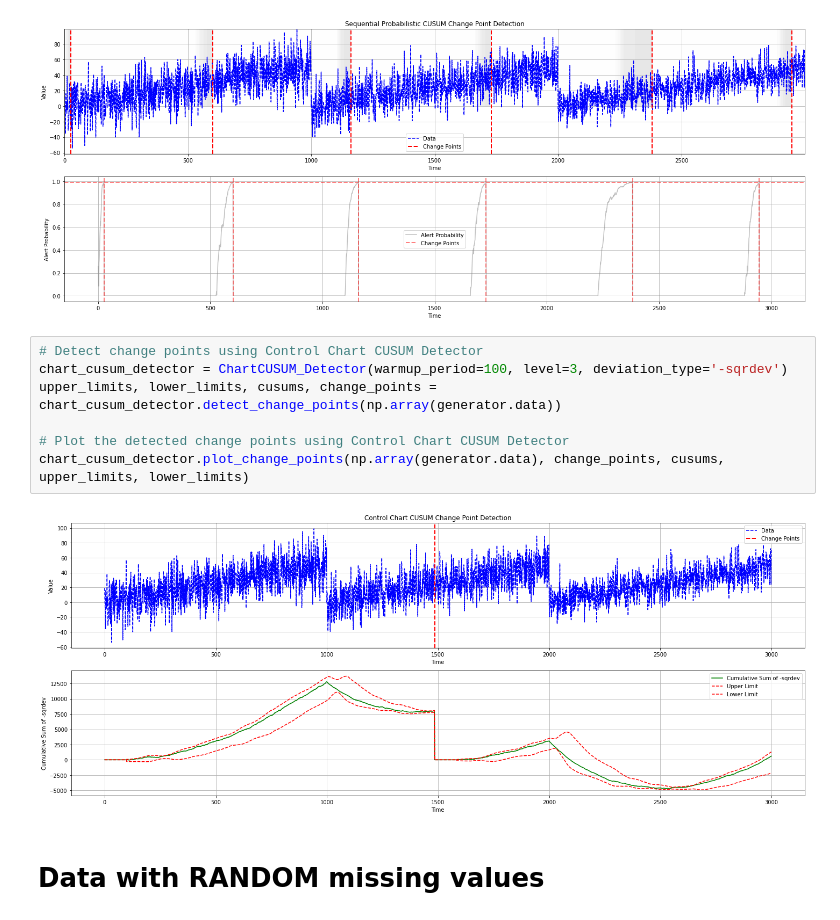
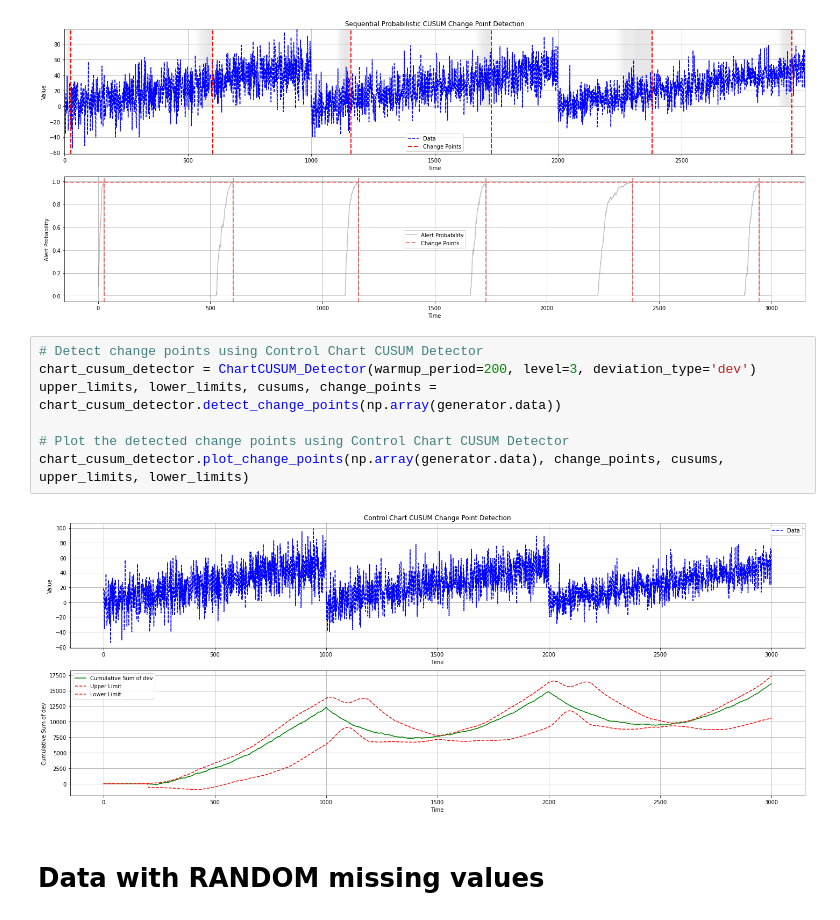
Before and after one commit to giobbu/CUSUM, a Jupyter notebook: notebooks/example.ipynb, the cells around one changed output. Saved outputs shown, nothing was run; the diff lists cells and outputs as text.

```diff
--- a/notebooks/example.ipynb
+++ b/notebooks/example.ipynb
@@ -87,13 +87,13 @@ prob_cusum_detector.plot_change_points(generator.data, prob_change_points, prob_
 [figure]
 # %%
 # Detect change points using Control Chart CUSUM Detector
-chart_cusum_detector = ChartCUSUM_Detector(warmup_period=100, level=3, deviation_type='-sqrdev')
+chart_cusum_detector = ChartCUSUM_Detector(warmup_period=200, level=3, deviation_type='dev')
 upper_limits, lower_limits, cusums, change_points = chart_cusum_detector.detect_change_points(np.array(generator.data))
 
 # Plot the detected change points using Control Chart CUSUM Detector
 chart_cusum_detector.plot_change_points(np.array(generator.data), change_points, cusums, upper_limits, lower_limits)
 # %% [output]
-[figure, old version]
+[figure, new version]
 # %% [markdown]
 # Data with RANDOM missing values
 # %%
```
Also changed, not shown: parts of 3 cells of this notebook, 2 other files.
